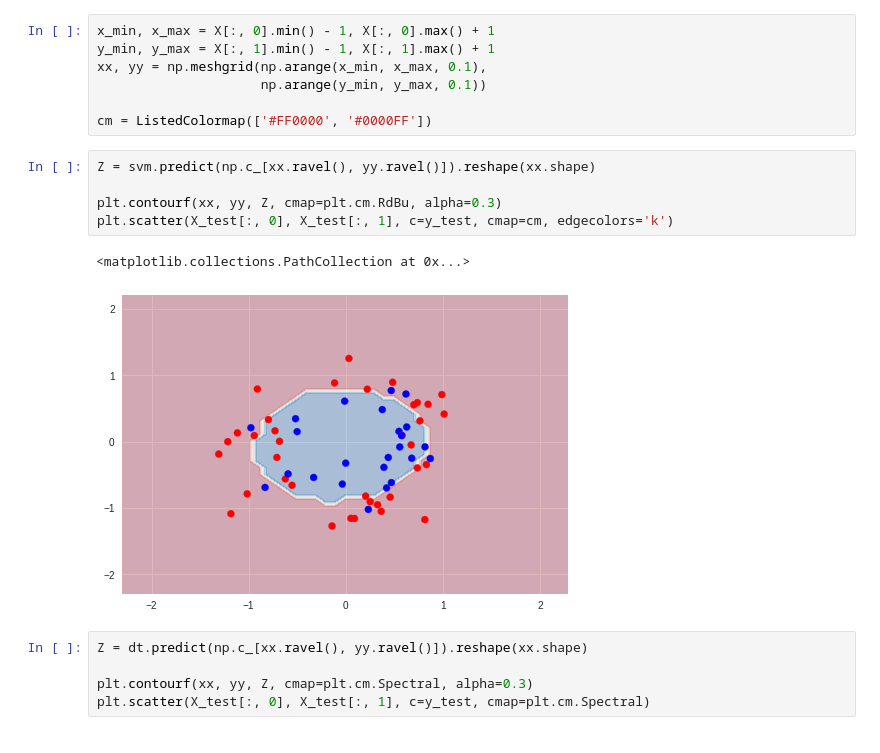
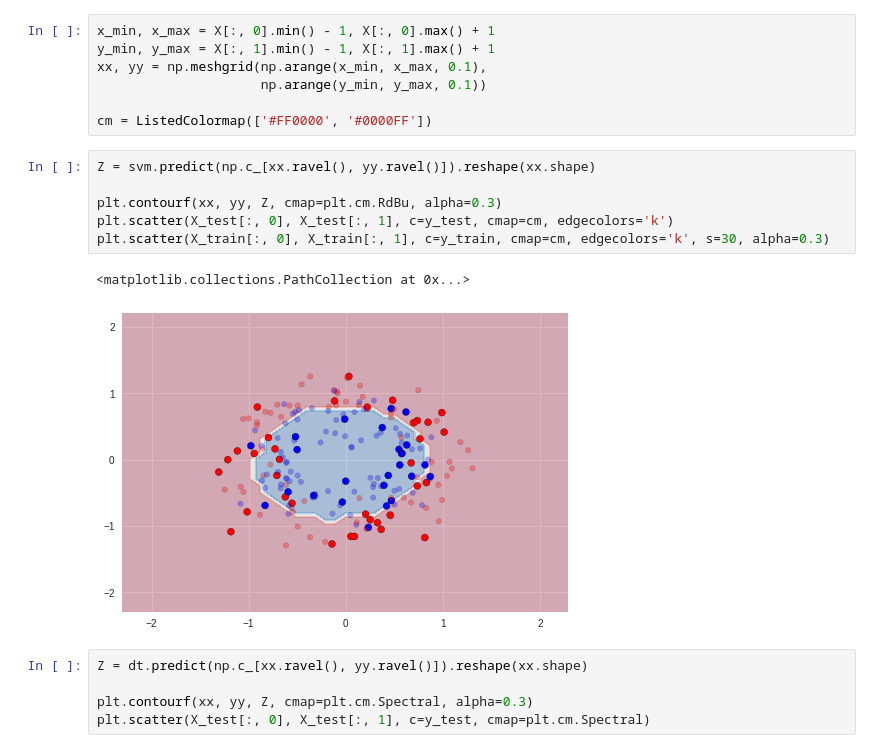
Before and after one commit to aakashv000/Machine-Learning-Lab-CS3103, a Jupyter notebook: Lab_10_Ensembling_methods.ipynb, the cells around one changed output. Cells and saved outputs as stored; diff of their text form.

```diff
--- a/Lab_10_Ensembling_methods.ipynb
+++ b/Lab_10_Ensembling_methods.ipynb
@@ -86,11 +86,12 @@ cm = ListedColormap(['#FF0000', '#0000FF'])
 # %%
 Z = svm.predict(np.c_[xx.ravel(), yy.ravel()]).reshape(xx.shape)
 
 plt.contourf(xx, yy, Z, cmap=plt.cm.RdBu, alpha=0.3)
 plt.scatter(X_test[:, 0], X_test[:, 1], c=y_test, cmap=cm, edgecolors='k')
+plt.scatter(X_train[:, 0], X_train[:, 1], c=y_train, cmap=cm, edgecolors='k', s=30, alpha=0.3)
 # %% [output]
 <matplotlib.collections.PathCollection at 0x...>
-[figure, old version]
+[figure, new version]
 # %%
 Z = dt.predict(np.c_[xx.ravel(), yy.ravel()]).reshape(xx.shape)
 
```
